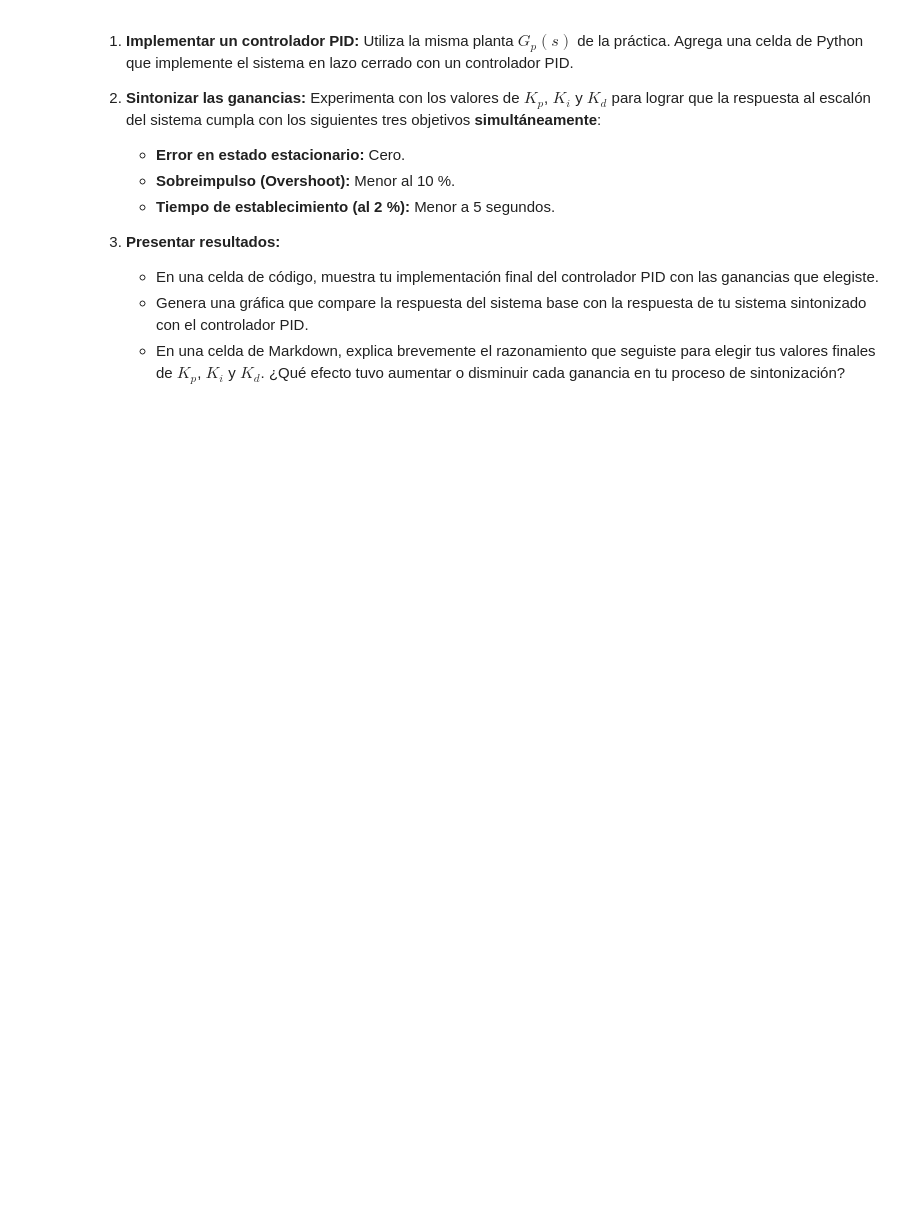
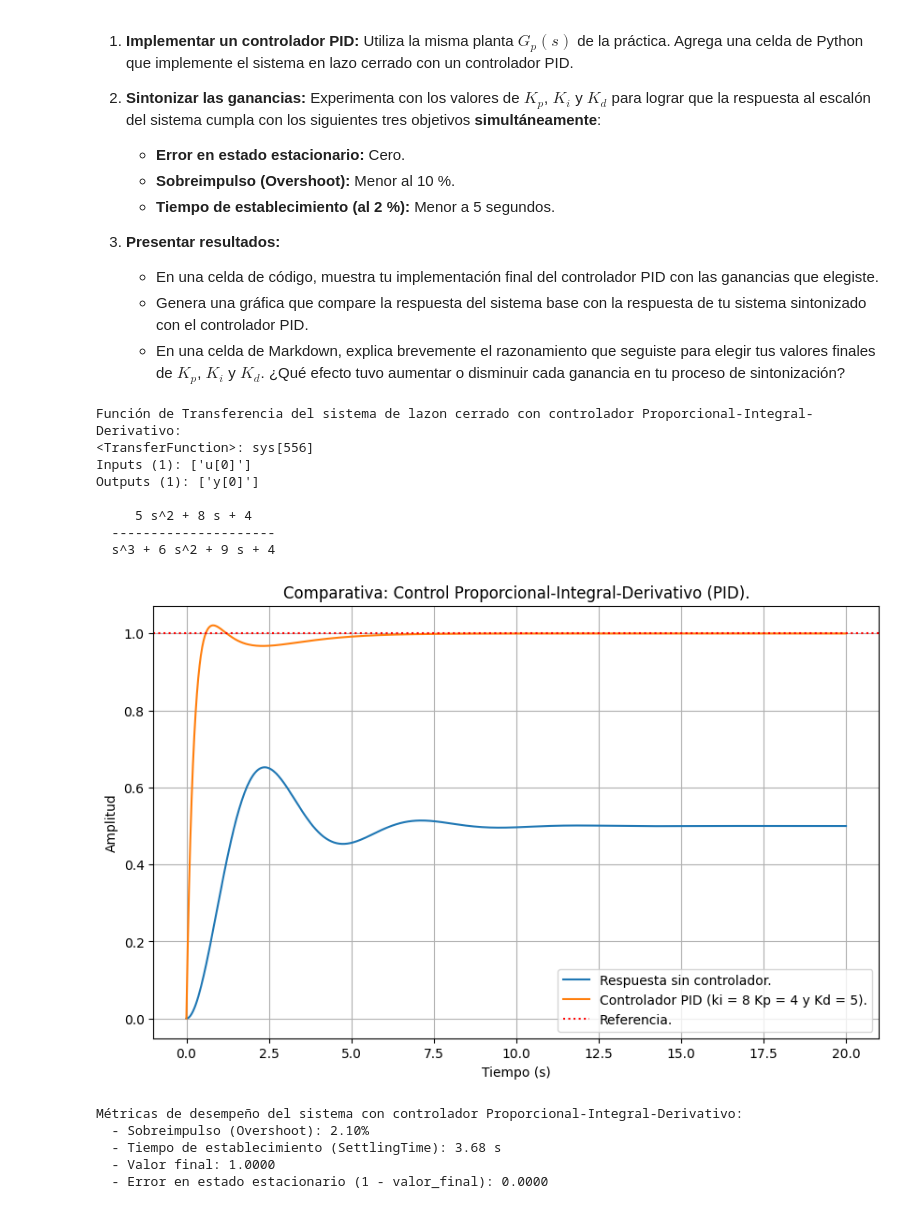
Before and after one commit to carlosyahirvazquez/control-clasico, a Jupyter notebook: practicas/P_2_03_Controlador_PID.ipynb, the cells around one changed output. Drawn from its saved outputs; the diff is of its cells as text; code cells hidden in the pictures; blank space fills up the shorter version.

```diff
--- a/practicas/P_2_03_Controlador_PID.ipynb
+++ b/practicas/P_2_03_Controlador_PID.ipynb
@@ -237,3 +293,57 @@ $$G_c(s) = K_p + \frac{K_i}{s} + K_d s = \frac{K_d s^2 + K_p s + K_i}{s}$$
     * En una celda de código, muestra tu implementación final del controlador PID con las ganancias que elegiste.
     * Genera una gráfica que compare la respuesta del sistema base con la respuesta de tu sistema sintonizado con el controlador PID.
     * En una celda de Markdown, explica brevemente el razonamiento que seguiste para elegir tus valores finales de $K_p$, $K_i$ y $K_d$. ¿Qué efecto tuvo aumentar o disminuir cada ganancia en tu proceso de sintonización?
+# %%
+# --- Creación del controlador PD. ---
+Kp=8
+Ki=4
+Kd=5
+# El numerador es [Kd, Kp].
+Gc_PID = ct.tf([Kd, Kp, Ki], [0,1,0])
+
+# --- Sistema en lazo cerrado con controlador PD. ---
+sistema_PID = ct.feedback(Gc_PID * Gp, 1)
+print("Función de Transferencia del sistema de lazon cerrado con controlador Proporcional-Integral-Derivativo:")
+print(sistema_PID)
+
+# --- Simulación de la respuesta al escalón. ---
+t = np.linspace(0, 20, 501)
+t, y_PID = ct.step_response(sistema_PID, T=t)
+
+plt.figure(figsize=(10, 6))
+plt.plot(t, y_base, label="Respuesta sin controlador.")
+plt.plot(t, y_PID, label=f"Controlador PID (ki = {Kp} Kp = {Ki} y Kd = {Kd}).")
+plt.axhline(y=1, color="r", linestyle=":", label="Referencia.")
+
+
+
+plt.title("Comparativa: Control Proporcional-Integral-Derivativo (PID).")
+plt.xlabel("Tiempo (s)")
+plt.ylabel("Amplitud")
+plt.legend()
+plt.grid(True)
+plt.show()
+
+# --- Verificación de las métricas de desempeño. ---
+print("Métricas de desempeño del sistema con controlador Proporcional-Integral-Derivativo:")
+info = ct.step_info(sistema_PID)
+print(f"  - Sobreimpulso (Overshoot): {info['Overshoot']:.2f}%")
+print(f"  - Tiempo de establecimiento (SettlingTime): {info['SettlingTime']:.2f} s")
+valor_final = y_PID[-1]
+print(f"  - Valor final: {valor_final:.4f}")
+print(f"  - Error en estado estacionario (1 - valor_final): {1 - valor_final:.4f}")
+# %% [output]
+Función de Transferencia del sistema de lazon cerrado con controlador Proporcional-Integral-Derivativo:
+<TransferFunction>: sys[556]
+Inputs (1): ['u[0]']
+Outputs (1): ['y[0]']
+
+     5 s^2 + 8 s + 4
+  ---------------------
+  s^3 + 6 s^2 + 9 s + 4
+[figure, added]
+Métricas de desempeño del sistema con controlador Proporcional-Integral-Derivativo:
+  - Sobreimpulso (Overshoot): 2.10%
+  - Tiempo de establecimiento (SettlingTime): 3.68 s
+  - Valor final: 1.0000
+  - Error en estado estacionario (1 - valor_final): 0.0000
```
Also changed, not shown: parts of 6 cells of this notebook.
